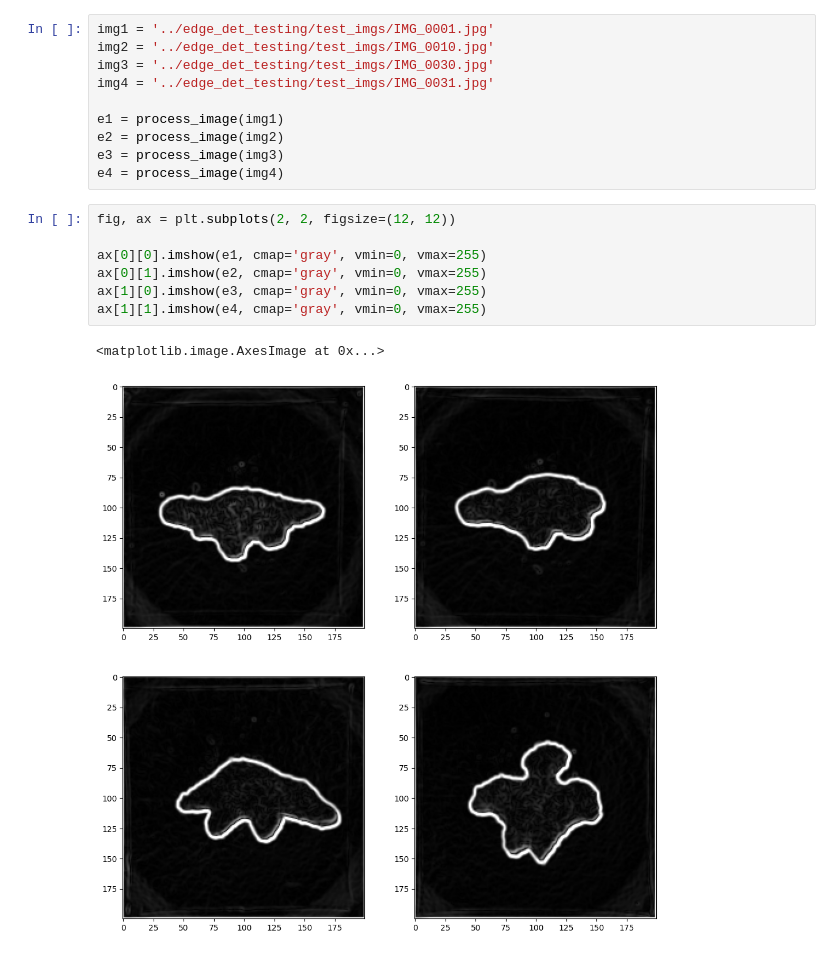
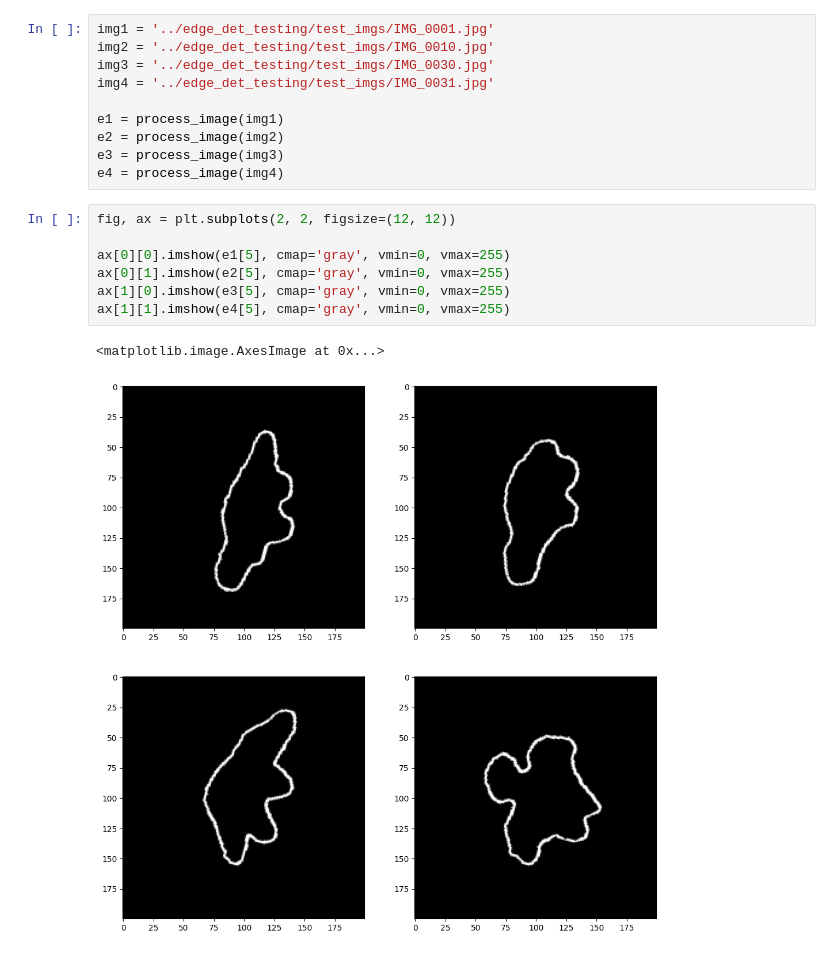
Before and after one commit to GarveyJLi/Dino-Nuggetology, a Jupyter notebook: src/method_test.ipynb, the cells around one changed output. Saved outputs shown, nothing was run; the diff lists cells and outputs as text.

```diff
--- a/src/method_test.ipynb
+++ b/src/method_test.ipynb
@@ -19,10 +19,10 @@ e4 = process_image(img4)
 # %%
 fig, ax = plt.subplots(2, 2, figsize=(12, 12))
 
-ax[0][0].imshow(e1, cmap='gray', vmin=0, vmax=255)
-ax[0][1].imshow(e2, cmap='gray', vmin=0, vmax=255)
-ax[1][0].imshow(e3, cmap='gray', vmin=0, vmax=255)
-ax[1][1].imshow(e4, cmap='gray', vmin=0, vmax=255)
+ax[0][0].imshow(e1[5], cmap='gray', vmin=0, vmax=255)
+ax[0][1].imshow(e2[5], cmap='gray', vmin=0, vmax=255)
+ax[1][0].imshow(e3[5], cmap='gray', vmin=0, vmax=255)
+ax[1][1].imshow(e4[5], cmap='gray', vmin=0, vmax=255)
 # %% [output]
 <matplotlib.image.AxesImage at 0x...>
-[figure, old version]
+[figure, new version]
```
Also changed, not shown: 5 other files.
